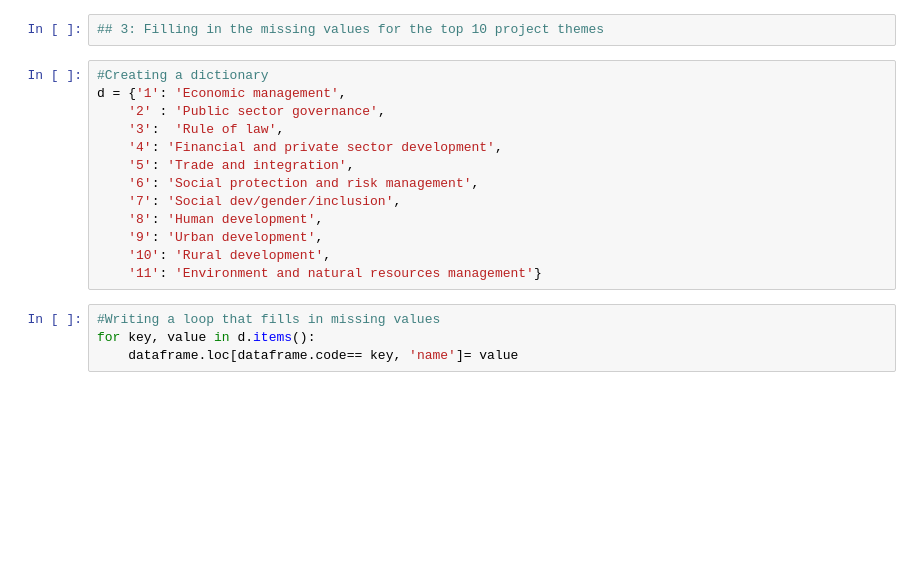
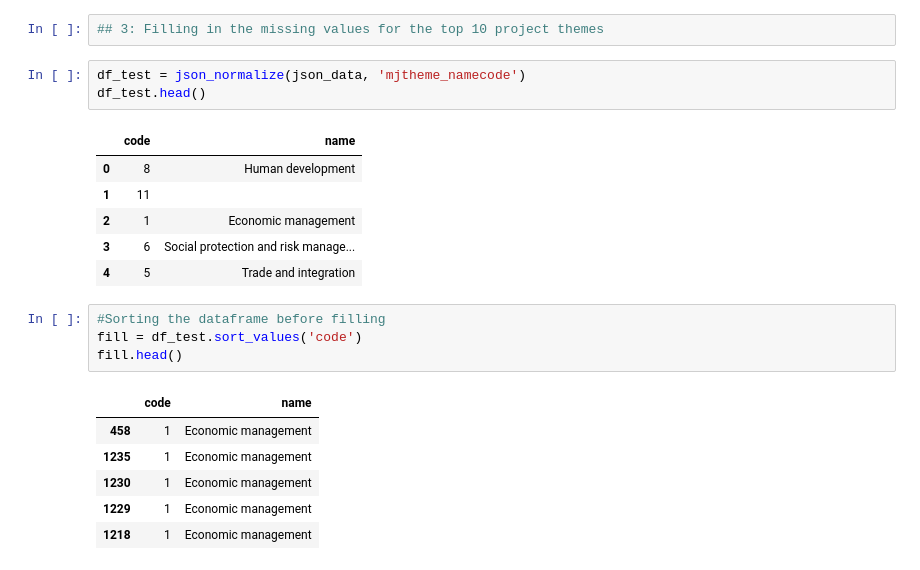
Before and after one commit to deepchatterjeevns/springboard-1, a Jupyter notebook: sliderule_dsi_json_exercise.ipynb, the cells around one changed output. Cells and saved outputs as stored; diff of their text form; blank space fills up the shorter version.

```diff
--- a/sliderule_dsi_json_exercise.ipynb
+++ b/sliderule_dsi_json_exercise.ipynb
@@ -170,20 +166,24 @@ Projects_sorted.head(10)
 | 1 | 38 |
 # %%
 ## 3: Filling in the missing values for the top 10 project themes
-# %%
-#Creating a dictionary
-d = {'1': 'Economic management',
-    '2' : 'Public sector governance',
-    '3':  'Rule of law',
-    '4': 'Financial and private sector development',
-    '5': 'Trade and integration',
-    '6': 'Social protection and risk management',
-    '7': 'Social dev/gender/inclusion',
-    '8': 'Human development',
-    '9': 'Urban development',
-    '10': 'Rural development',
-    '11': 'Environment and natural resources management'}
-# %%
-#Writing a loop that fills in missing values
-for key, value in d.items():
-    dataframe.loc[dataframe.code== key, 'name']= value
+# %%
+df_test = json_normalize(json_data, 'mjtheme_namecode')
+df_test.head()
+# %% [output]
+|  | code | name |
+| 0 | 8 | Human development |
+| 1 | 11 |  |
+| 2 | 1 | Economic management |
+| 3 | 6 | Social protection and risk manage... |
+| 4 | 5 | Trade and integration |
+# %%
+#Sorting the dataframe before filling
+fill = df_test.sort_values('code')
+fill.head()
+# %% [output]
+|  | code | name |
+| 458 | 1 | Economic management |
+| 1235 | 1 | Economic management |
+| 1230 | 1 | Economic management |
+| 1229 | 1 | Economic management |
+| 1218 | 1 | Economic management |
```
Also changed, not shown: parts of 5 cells of this notebook.
